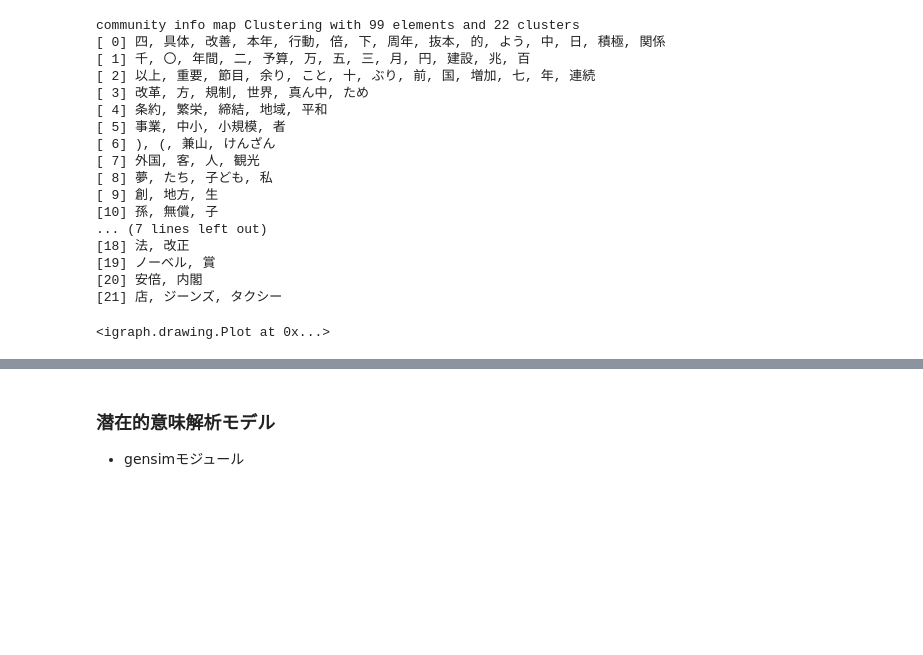
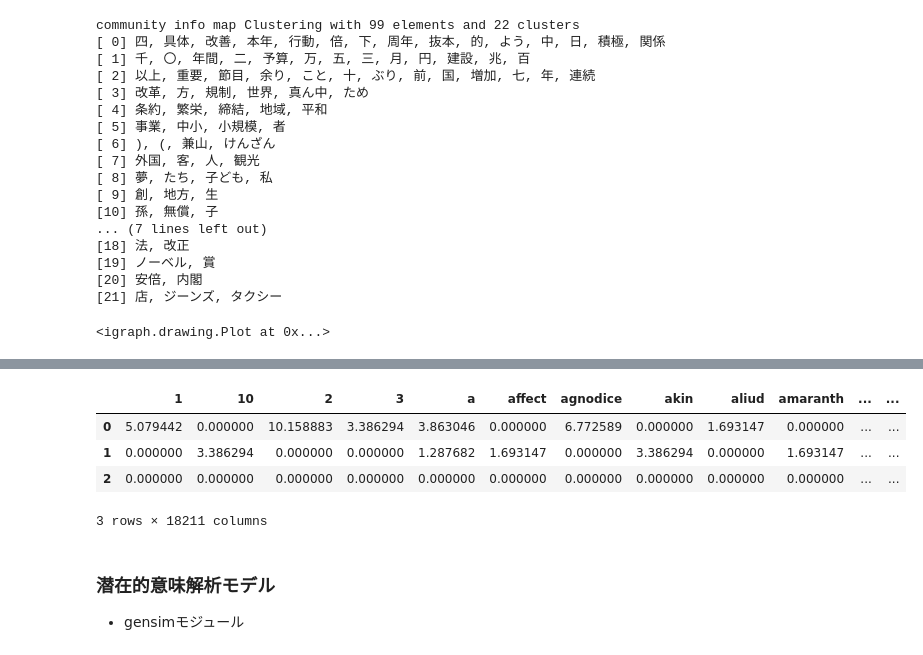
Before and after one commit to ikki02/TextMining, a Jupyter notebook: TextMiningTest.ipynb, the cells around one changed output, grey strips where cells are left out. Drawn from its saved outputs; the diff is of its cells as text; code cells hidden in the pictures; blank space fills up the shorter version.

```diff
--- a/TextMiningTest.ipynb
+++ b/TextMiningTest.ipynb
@@ -792,0 +834,30 @@ itertools.combinations(iterable, length)
+# %%
+# -*- coding: utf-8 -*-
+# リスト 5-8  『吾輩は猫である』『三四郎』『こころ』の TF-IDF を計算するプログラム例
+import numpy as np
+import pandas as pd
+import MeCab
+from aozora import Aozora
+from sklearn.feature_extraction.text import TfidfVectorizer
+#
+aozoradir = "./"
+m = MeCab.Tagger("-Owakati")  # MeCabで分かち書きにする
+
+files = ['wagahaiwa_nekodearu.txt', 'sanshiro.txt', 'kokoro.txt']
+readtextlist = [Aozora(aozoradir + u) for u in files]
+stringlist = ['\n'.join(u.read()) for u in readtextlist]
+wakatilist = [m.parse(u).rstrip() for u in stringlist]
+wakatilist = np.array(wakatilist)
+
+# norm=Noneでベクトルの正規化（長さを1にする）をやめる
+vectorizer = TfidfVectorizer(use_idf=True, norm=None, \
+                             token_pattern=u'(?u)\\b\\w+\\b')
+
+tfidf = vectorizer.fit_transform(wakatilist)
+tfidfpd = pd.DataFrame(tfidf.toarray())     # pandasのデータフレームに変換する
+itemlist = sorted(vectorizer.vocabulary_.items(), key=lambda x:x[1])
+tfidfpd.columns = [u[0] for u in itemlist]  # 欄の見出し（単語）を付ける
+
+for u in tfidfpd.index:
+   print(tfidfpd.T.sort_values(by=u, ascending=False).iloc[:10 ,u])
+   # 行と列を転置したものを、それぞれの文書に対して降順にソートし、先頭50語を表示
@@ -793,3 +882,12 @@ itertools.combinations(iterable, length)
+# %%
+# （参考）上記セルの変数
+tfidfpd #indexに文章（吾輩は猫であるor三四郎orこころ）、columnsに形態素一覧が格納されており、各値はTF-IDF値
+# %% [output]
+|  | 1 | 10 | 2 | 3 | a | affect | agnodice | akin | aliud | amaranth | ... | ... |
+| 0 | 5.079442 | 0.000000 | 10.158883 | 3.386294 | 3.863046 | 0.000000 | 6.772589 | 0.000000 | 1.693147 | 0.000000 | ... | ... |
+| 1 | 0.000000 | 3.386294 | 0.000000 | 0.000000 | 1.287682 | 1.693147 | 0.000000 | 3.386294 | 0.000000 | 1.693147 | ... | ... |
+| 2 | 0.000000 | 0.000000 | 0.000000 | 0.000000 | 0.000000 | 0.000000 | 0.000000 | 0.000000 | 0.000000 | 0.000000 | ... | ... |
+3 rows × 18211 columns
 # %% [markdown]
 ### 潜在的意味解析モデル
 - gensimモジュール
```
Also changed, not shown: parts of 3 cells of this notebook.
